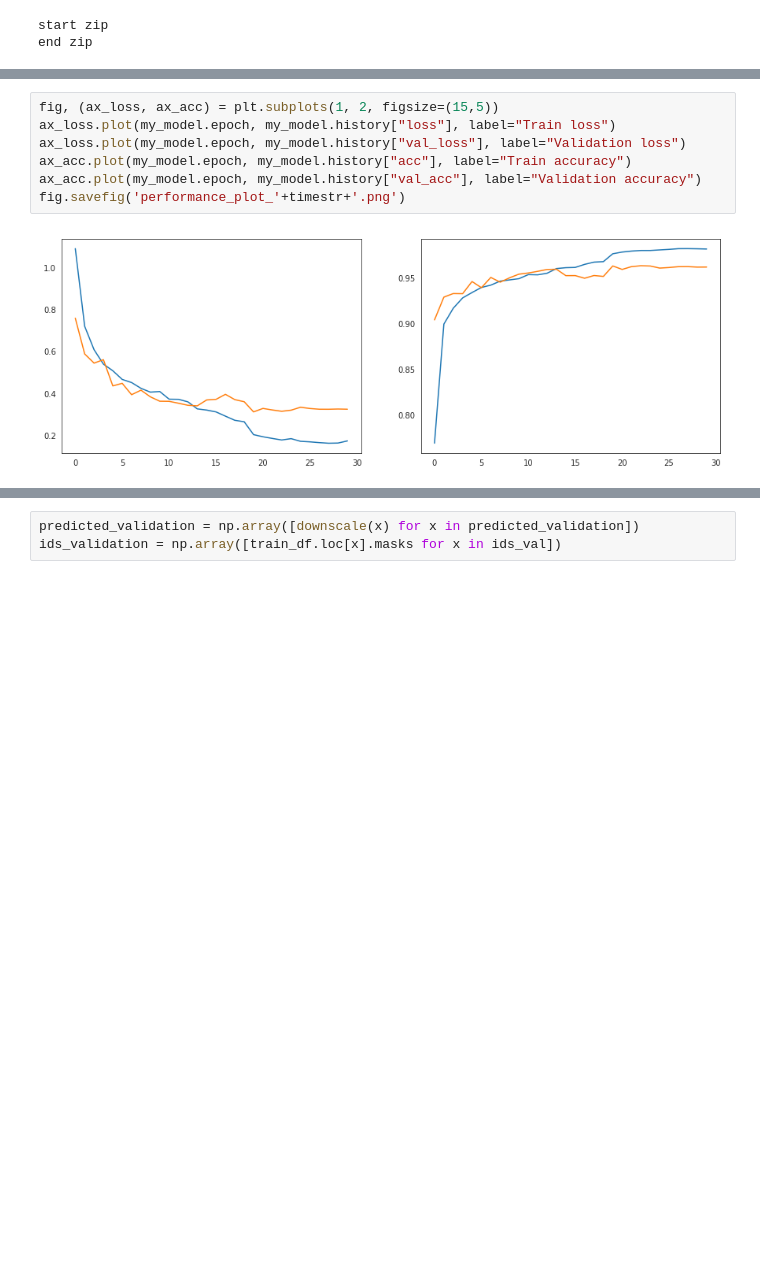
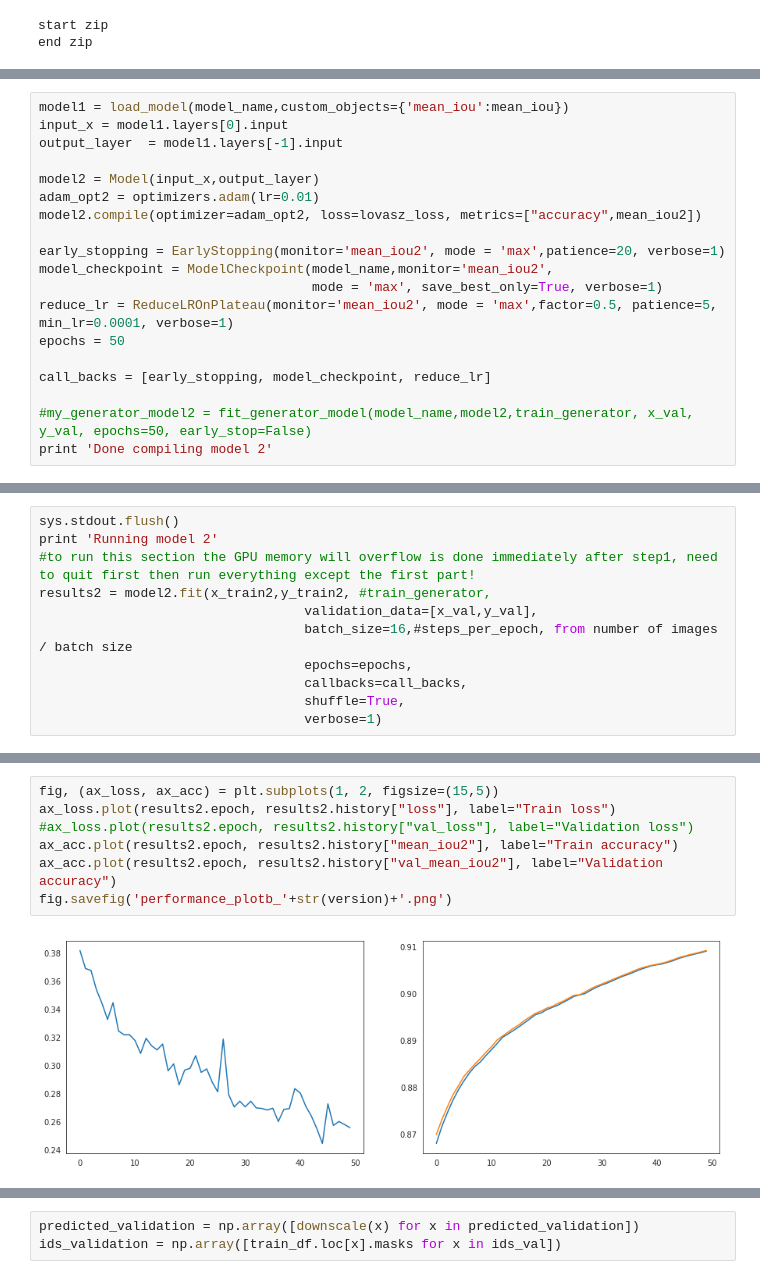
Before and after one commit to kuantumlad/kaggle-tgs_salt, a Jupyter notebook: old_files/kaggle-tgs_salt_v2.ipynb, the cells around one changed output, grey strips where cells are left out. Cells and saved outputs as stored; diff of their text form; blank space fills up the shorter version.

```diff
--- a/old_files/kaggle-tgs_salt_v2.ipynb
+++ b/old_files/kaggle-tgs_salt_v2.ipynb
@@ -473,0 +622,19 @@ Epoch 00030: early stopping
+# %%
+model1 = load_model(model_name,custom_objects={'mean_iou':mean_iou})
+input_x = model1.layers[0].input
+output_layer  = model1.layers[-1].input
+
+model2 = Model(input_x,output_layer)
+adam_opt2 = optimizers.adam(lr=0.01)
+model2.compile(optimizer=adam_opt2, loss=lovasz_loss, metrics=["accuracy",mean_iou2])
+
+early_stopping = EarlyStopping(monitor='mean_iou2', mode = 'max',patience=20, verbose=1)
+model_checkpoint = ModelCheckpoint(model_name,monitor='mean_iou2',
+                                   mode = 'max', save_best_only=True, verbose=1)
+reduce_lr = ReduceLROnPlateau(monitor='mean_iou2', mode = 'max',factor=0.5, patience=5, min_lr=0.0001, verbose=1)
+epochs = 50
+
+call_backs = [early_stopping, model_checkpoint, reduce_lr]
+
+#my_generator_model2 = fit_generator_model(model_name,model2,train_generator, x_val, y_val, epochs=50, early_stop=False)
+print 'Done compiling model 2'
@@ -473,0 +643,11 @@ Epoch 00030: early stopping
+# %%
+sys.stdout.flush()
+print 'Running model 2'
+#to run this section the GPU memory will overflow is done immediately after step1, need to quit first then run everything except the first part!
+results2 = model2.fit(x_train2,y_train2, #train_generator,
+                                  validation_data=[x_val,y_val],
+                                  batch_size=16,#steps_per_epoch, from number of images / batch size
+                                  epochs=epochs,
+                                  callbacks=call_backs,
+                                  shuffle=True,
+                                  verbose=1)
@@ -474,10 +672,10 @@ Epoch 00030: early stopping
 # %%
 fig, (ax_loss, ax_acc) = plt.subplots(1, 2, figsize=(15,5))
-ax_loss.plot(my_model.epoch, my_model.history["loss"], label="Train loss")
-ax_loss.plot(my_model.epoch, my_model.history["val_loss"], label="Validation loss")
-ax_acc.plot(my_model.epoch, my_model.history["acc"], label="Train accuracy")
-ax_acc.plot(my_model.epoch, my_model.history["val_acc"], label="Validation accuracy")
-fig.savefig('performance_plot_'+timestr+'.png')
+ax_loss.plot(results2.epoch, results2.history["loss"], label="Train loss")
+#ax_loss.plot(results2.epoch, results2.history["val_loss"], label="Validation loss")
+ax_acc.plot(results2.epoch, results2.history["mean_iou2"], label="Train accuracy")
+ax_acc.plot(results2.epoch, results2.history["val_mean_iou2"], label="Validation accuracy")
+fig.savefig('performance_plotb_'+str(version)+'.png')
 # %% [output]
-[figure, old version]
+[figure, new version]
 # %%
```
Also changed, not shown: parts of 58 cells of this notebook.
